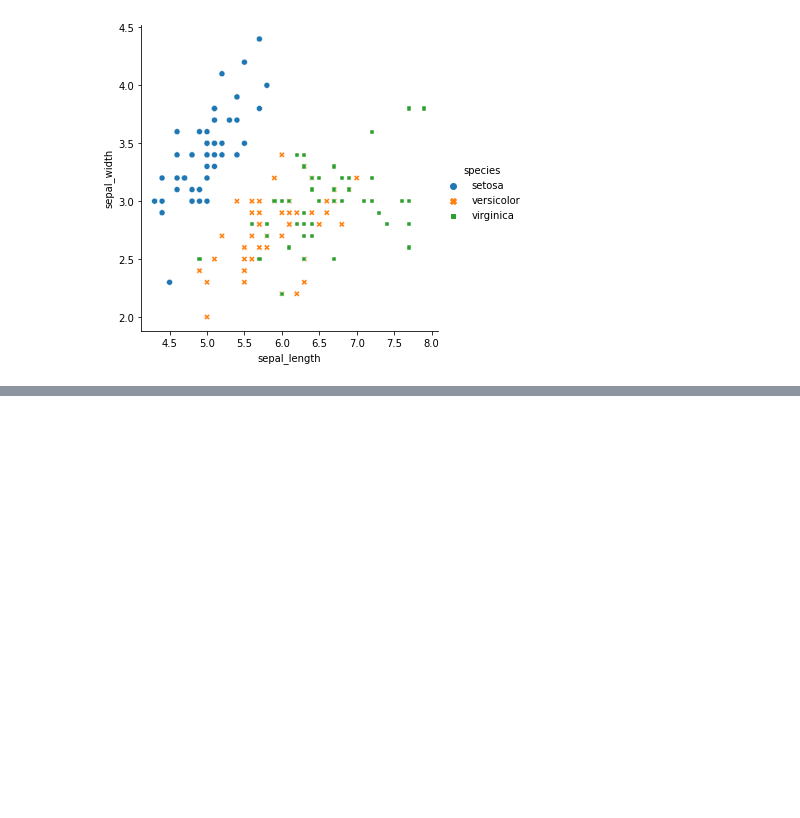
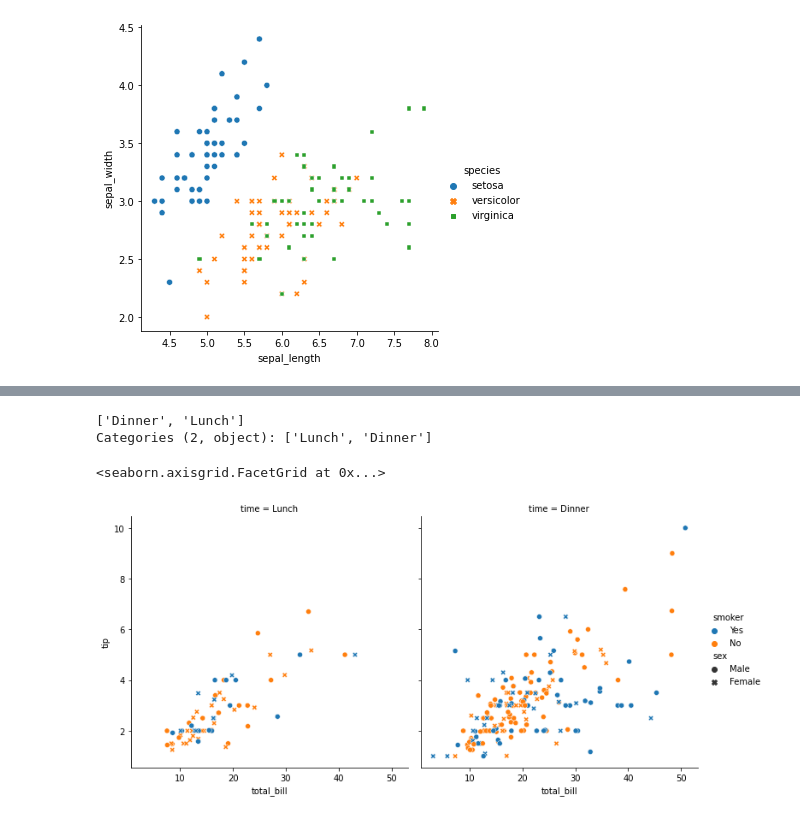
Before and after one commit to mirpouya/Basics-of-ML, a Jupyter notebook: Intermediate_Seaborn.ipynb, the cells around one changed output, grey strips where cells are left out. Saved outputs shown, nothing was run; the diff lists cells and outputs as text; code cells hidden in the pictures; blank space fills up the shorter version.

```diff
--- a/Intermediate_Seaborn.ipynb
+++ b/Intermediate_Seaborn.ipynb
@@ -78,0 +94,6 @@ sns.relplot(x="sepal_length", y="sepal_width", data=iris, hue="species", style="
+# %%
+# loading another dataset in seaborn
+
+tips_data = sns.load_dataset("tips")
+
+tips_data.head()
@@ -78,0 +107,14 @@ sns.relplot(x="sepal_length", y="sepal_width", data=iris, hue="species", style="
+# %%
+# exploring the data
+
+tips_data.time.unique()
+# %% [output]
+['Dinner', 'Lunch']
+Categories (2, object): ['Lunch', 'Dinner']
+# %%
+# sea the relationship between total bill and tip, with repect of category of somke, and what was the time, dinner or launch
+
+sns.relplot(x="total_bill", y="tip", hue="smoker", style="sex", col="time", data=tips_data)
+# %% [output]
+<seaborn.axisgrid.FacetGrid at 0x...>
+[figure, added]
```
Also changed, not shown: parts of 9 cells of this notebook.
